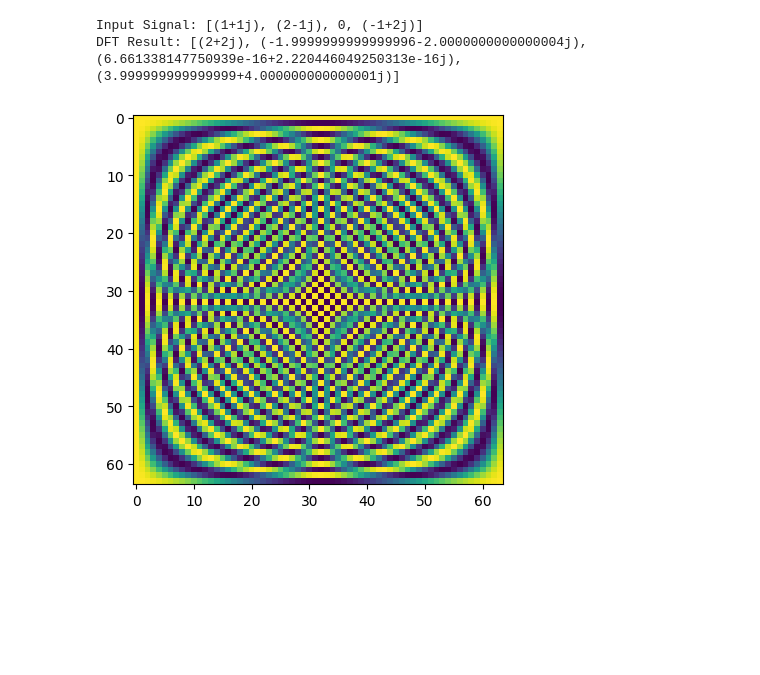
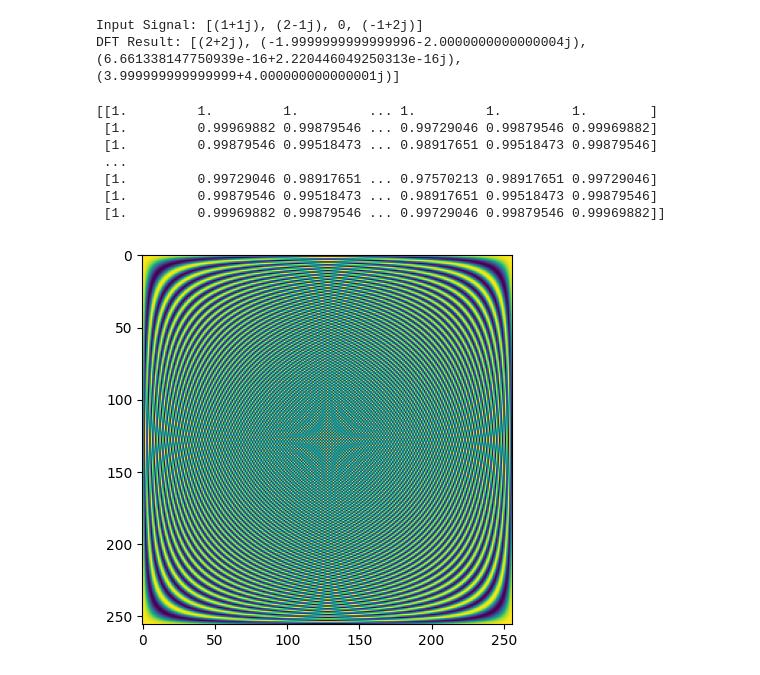
Before and after one commit to navgaur/Mathematical-Physics-III, a Jupyter notebook: Fourier_Trans_UGCF.ipynb, the cells around one changed output. Drawn from its saved outputs; the diff is of its cells as text; code cells hidden in the pictures; blank space fills up the shorter version.

```diff
--- a/Fourier_Trans_UGCF.ipynb
+++ b/Fourier_Trans_UGCF.ipynb
@@ -81,15 +87,23 @@ DFT Result: [(2+2j), (-1.9999999999999996-2.0000000000000004j), (6.6613381477509
 # %%
 import numpy as np
 import matplotlib.pyplot as plt
 import cmath
 
-n=64
+n=256
 w=np.exp(-2j*np.pi/n)
 J,K=np.meshgrid(np.arange(n),np.arange(n))
 DFT=np.power(w,J*K)
 
 DFT = np.real(DFT)
+print(DFT)
 plt.imshow(DFT)
 plt.show()
 # %% [output]
+[[1.         1.         1.         ... 1.         1.         1.        ]
+ [1.         0.99969882 0.99879546 ... 0.99729046 0.99879546 0.99969882]
+ [1.         0.99879546 0.99518473 ... 0.98917651 0.99518473 0.99879546]
+ ...
+ [1.         0.99729046 0.98917651 ... 0.97570213 0.98917651 0.99729046]
+ [1.         0.99879546 0.99518473 ... 0.98917651 0.99518473 0.99879546]
+ [1.         0.99969882 0.99879546 ... 0.99729046 0.99879546 0.99969882]]
-[figure, old version]
+[figure, new version]
```
Also changed, not shown: parts of 2 cells of this notebook.
